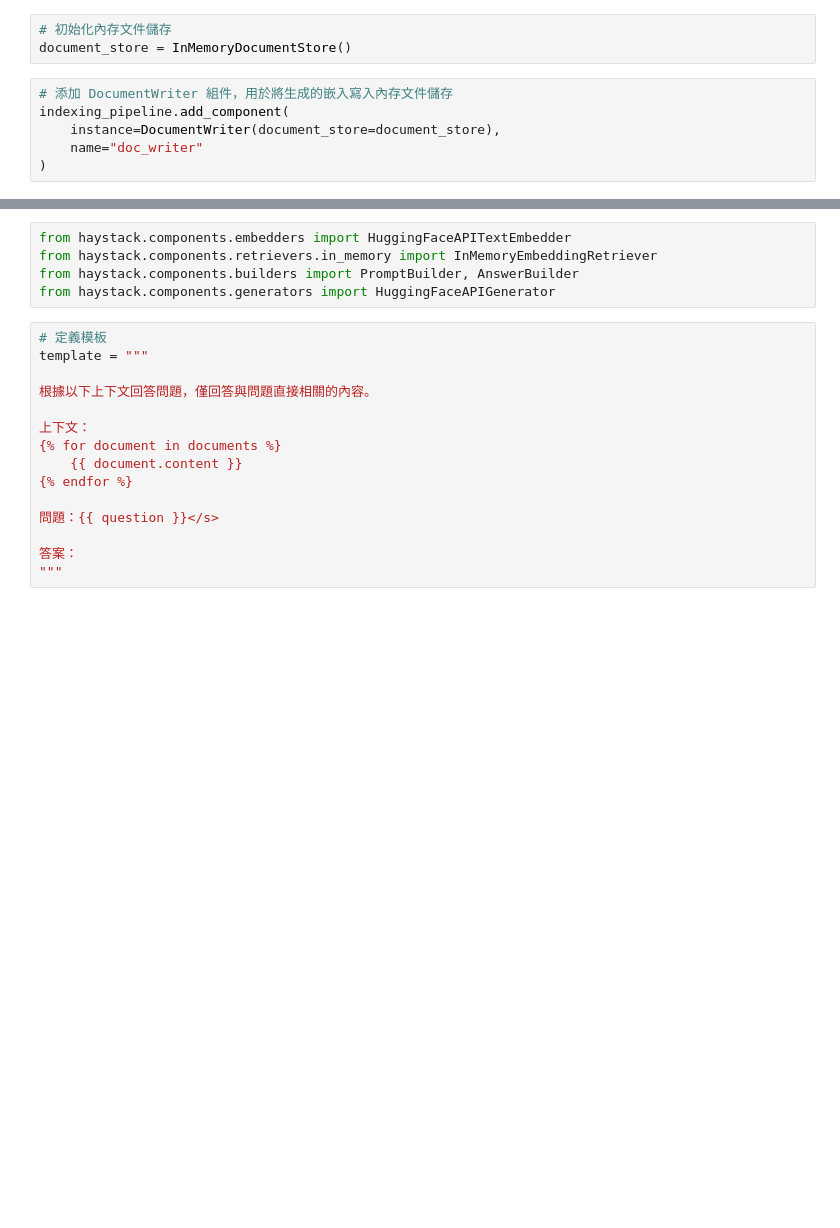
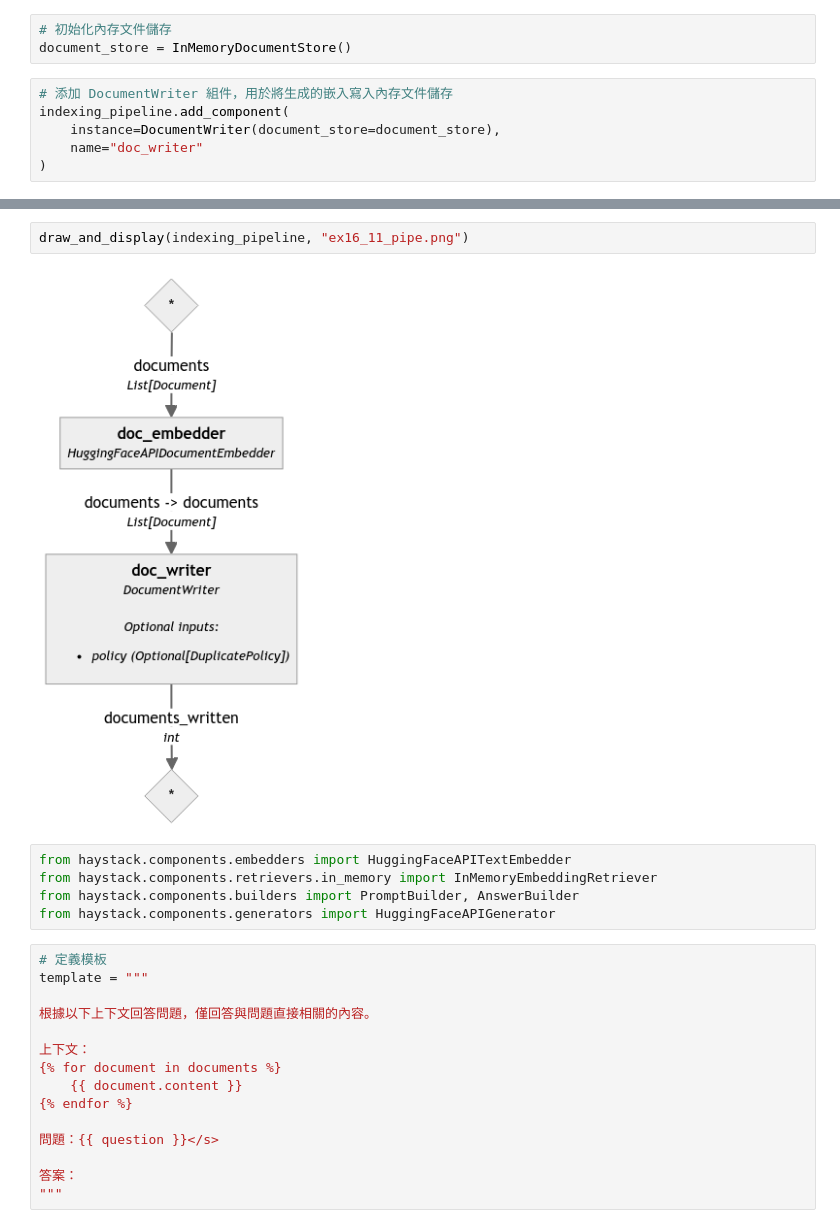
Before and after one commit to samhsiao6238/PythonFinance_2024, a Jupyter notebook: D30_Haystack+RAG/00_範例/ex16_Multiplexer 簡化管道.ipynb, the cells around one changed output, grey strips where cells are left out. Drawn from its saved outputs; the diff is of its cells as text; blank space fills up the shorter version.

```diff
--- a/D30_Haystack+RAG/00_範例/ex16_Multiplexer 簡化管道.ipynb
+++ b/D30_Haystack+RAG/00_範例/ex16_Multiplexer 簡化管道.ipynb
@@ -55,3 +57,7 @@ indexing_pipeline.run(
+# %%
+draw_and_display(indexing_pipeline, "ex16_11_pipe.png")
+# %% [output]
+[figure, added]
 # %%
 from haystack.components.embedders import HuggingFaceAPITextEmbedder
 from haystack.components.retrievers.in_memory import InMemoryEmbeddingRetriever
```
Also changed, not shown: parts of 1 cell of this notebook, 3 other files.
